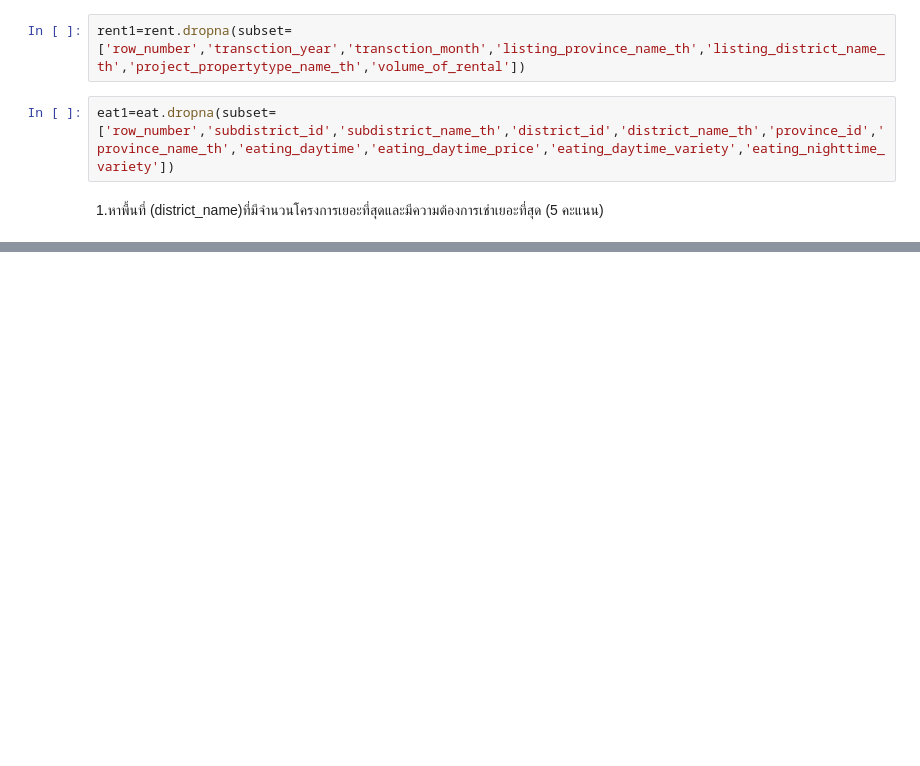
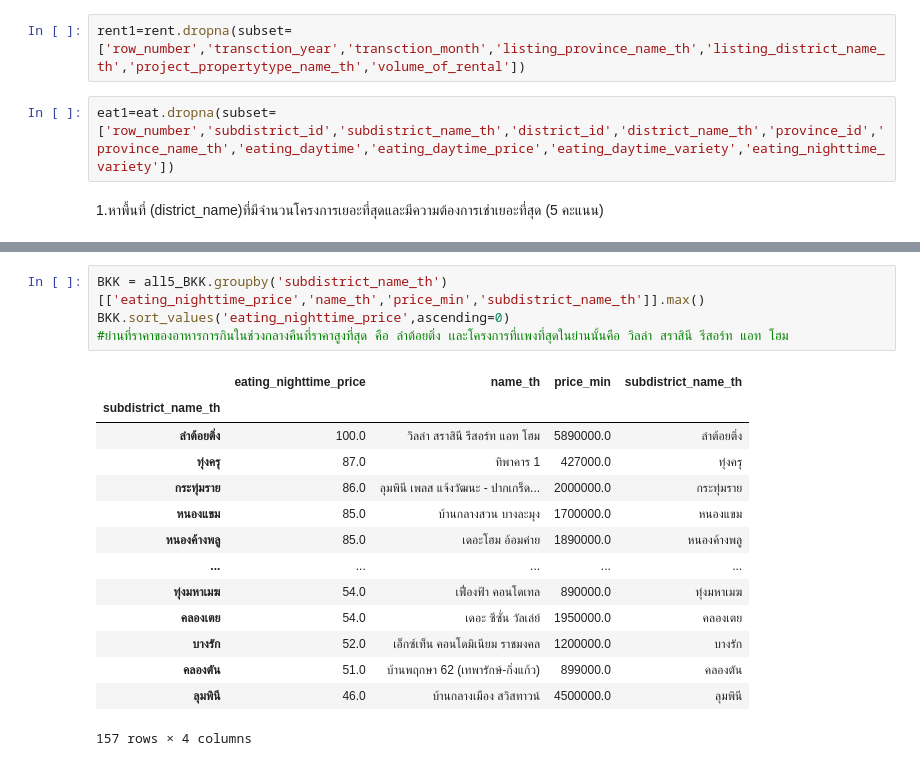
Before and after one commit to sujiraa/BasicProg_DataViz65, a Jupyter notebook: midterm.ipynb, the cells around one changed output, grey strips where cells are left out. Drawn from its saved outputs; the diff is of its cells as text; blank space fills up the shorter version.

```diff
--- a/midterm.ipynb
+++ b/midterm.ipynb
@@ -123,0 +402,19 @@ print(f'แต่พื้นที่ที่มีความต้องก
+# %%
+BKK = all5_BKK.groupby('subdistrict_name_th')[['eating_nighttime_price','name_th','price_min','subdistrict_name_th']].max()
+BKK.sort_values('eating_nighttime_price',ascending=0)
+#ย่านที่ราคาของอาหารการกินในช่วงกลางคืนที่ราคาสูงที่สุด คือ ลำต้อยติ่ง เเละโครงการที่เเพงที่สุดในย่านนั้นคือ วิลล่า สราสินี รีสอร์ท แอท โฮม
+# %% [output]
+|  | eating_nighttime_price | name_th | price_min | subdistrict_name_th |
+| subdistrict_name_th |  |  |  |  |
+| ลำต้อยติ่ง | 100.0 | วิลล่า สราสินี รีสอร์ท แอท โฮม | 5890000.0 | ลำต้อยติ่ง |
+| ทุ่งครุ | 87.0 | ทิพาคาร 1 | 427000.0 | ทุ่งครุ |
+| กระทุ่มราย | 86.0 | ลุมพินี เพลส แจ้งวัฒนะ - ปากเกร็ด... | 2000000.0 | กระทุ่มราย |
+| หนองแขม | 85.0 | บ้านกลางสวน บางละมุง | 1700000.0 | หนองแขม |
+| หนองค้างพลู | 85.0 | เดอะโฮม อ้อมค่าย | 1890000.0 | หนองค้างพลู |
+| ... | ... | ... | ... | ... |
+| ทุ่งมหาเมฆ | 54.0 | เฟื่องฟ้า คอนโดเทล | 890000.0 | ทุ่งมหาเมฆ |
+| คลองเตย | 54.0 | เดอะ ซีซั่น วัลเล่ย์ | 1950000.0 | คลองเตย |
+| บางรัก | 52.0 | เอ็กซ์เท็น คอนโดมิเนียม ราชมงคล | 1200000.0 | บางรัก |
+| คลองตัน | 51.0 | บ้านพฤกษา 62 (เทพารักษ์-กิ่งแก้ว) | 899000.0 | คลองตัน |
+| ลุมพินี | 46.0 | บ้านกลางเมือง สวิสทาวน์ | 4500000.0 | ลุมพินี |
+157 rows × 4 columns
```
Also changed, not shown: parts of 36 cells of this notebook.
